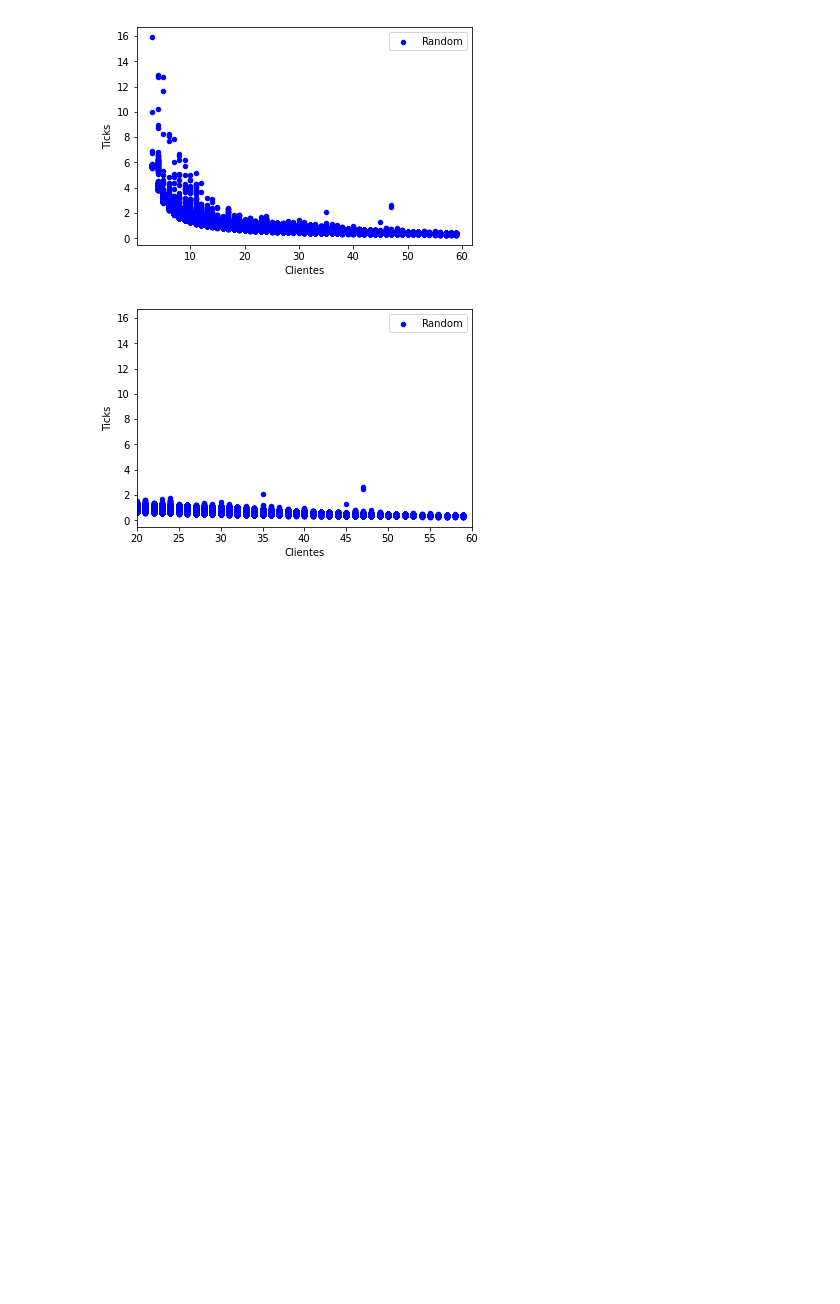
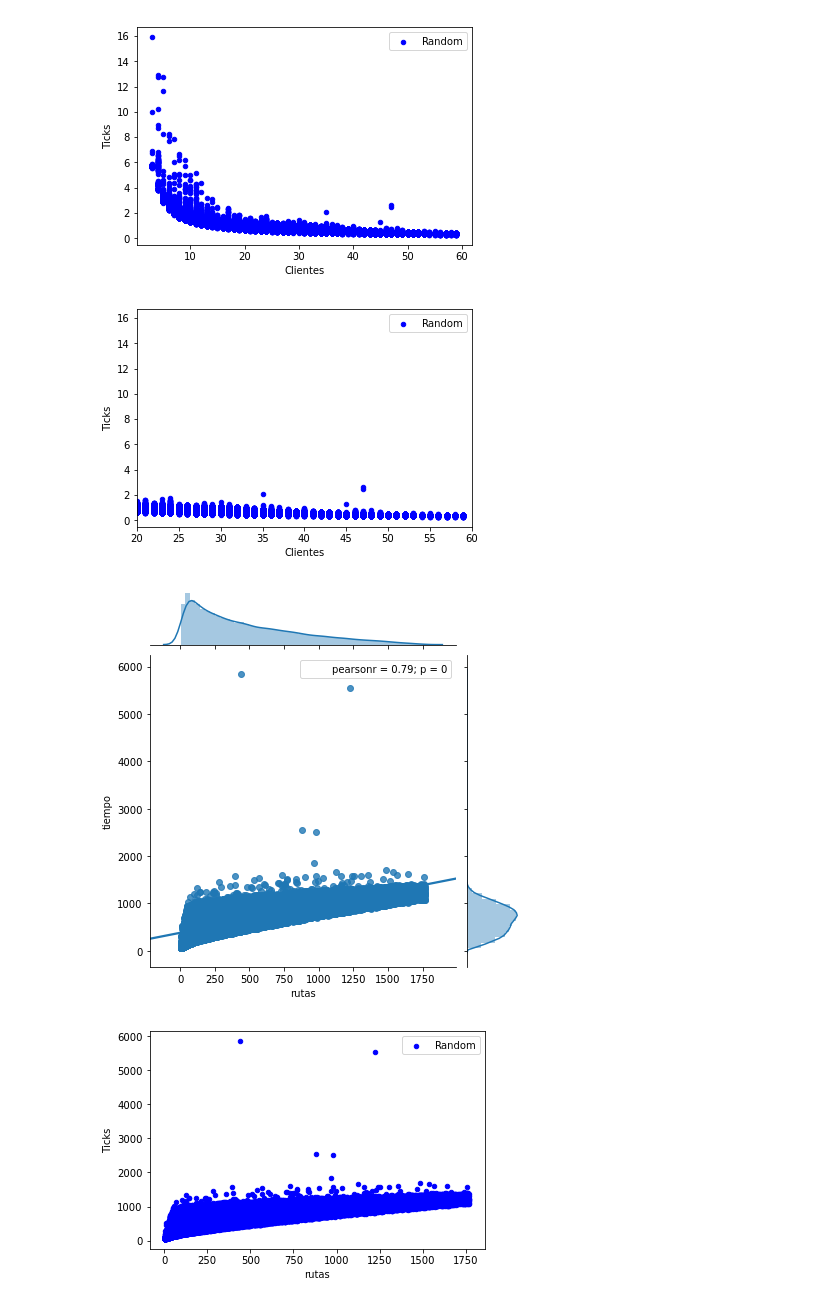
Before and after one commit to nicocheh/TP2-ALGO3, a Jupyter notebook: problema 3/Untitled.ipynb, the cells around one changed output. Drawn from its saved outputs; the diff is of its cells as text; code cells hidden in the pictures; blank space fills up the shorter version.

```diff
--- a/problema 3/Untitled.ipynb
+++ b/problema 3/Untitled.ipynb
@@ -35,11 +35,11 @@ plt.show()
 # %%
 df3 = pd.read_csv('instanciasRandom2.csv', ' ')
 
-df3.plot.scatter(x='fabricas', y='tiempo', color='Blue', label='Random')
+df3.plot.scatter(x='rutas', y='tiempo', color='Blue', label='Random')
 
 plt.ylabel('Ticks')
-plt.xlabel('Fabricas')
+plt.xlabel('rutas')
 plt.show()
-
-sns.jointplot(df3['fabricas'], df3['tiempo'], kind="reg")
-sns.plt.show()
+# %% [output]
+[figure, added]
+[figure, added]
```
Also changed, not shown: 16 other files.
